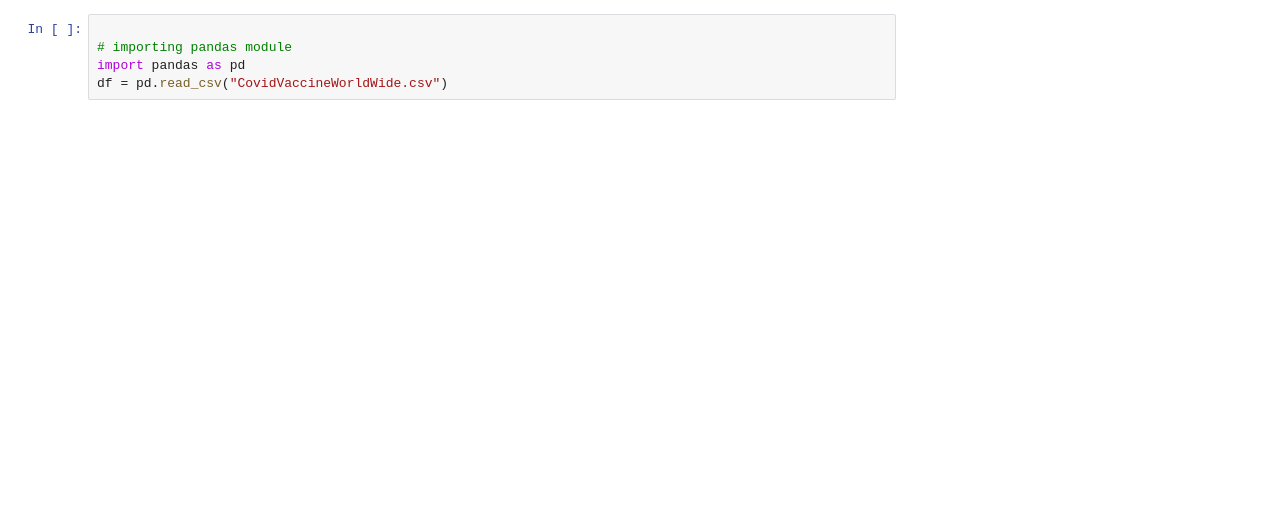
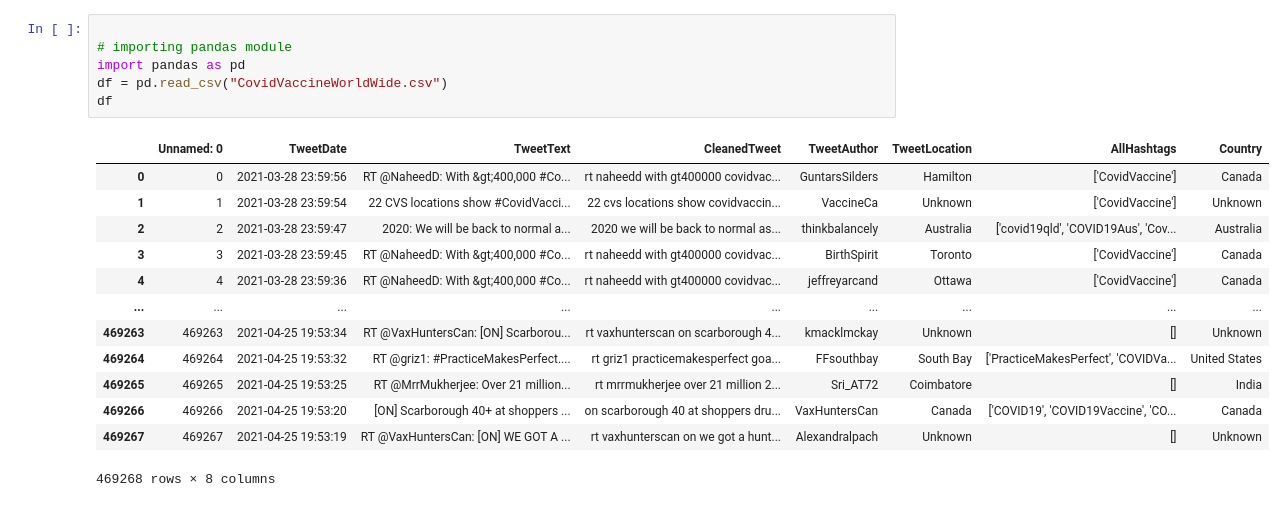
Before and after one commit to Nagmashaik123/Section203-Group06, a Jupyter notebook: Vaccination_Country_Analysis.ipynb, the cells around one changed output. Drawn from its saved outputs; the diff is of its cells as text; blank space fills up the shorter version.

```diff
--- a/Vaccination_Country_Analysis.ipynb
+++ b/Vaccination_Country_Analysis.ipynb
@@ -3,8 +3,23 @@
 # %%
 
 # importing pandas module
 import pandas as pd
 df = pd.read_csv("CovidVaccineWorldWide.csv")
+df
+# %% [output]
+|  | Unnamed: 0 | TweetDate | TweetText | CleanedTweet | TweetAuthor | TweetLocation | AllHashtags | Country |
+| 0 | 0 | 2021-03-28 23:59:56 | RT @NaheedD: With &gt;400,000 #Co... | rt naheedd with gt400000 covidvac... | GuntarsSilders | Hamilton | ['CovidVaccine'] | Canada |
+| 1 | 1 | 2021-03-28 23:59:54 | 22 CVS locations show #CovidVacci... | 22 cvs locations show covidvaccin... | VaccineCa | Unknown | ['CovidVaccine'] | Unknown |
+| 2 | 2 | 2021-03-28 23:59:47 | 2020: We will be back to normal a... | 2020 we will be back to normal as... | thinkbalancely | Australia | ['covid19qld', 'COVID19Aus', 'Cov... | Australia |
+| 3 | 3 | 2021-03-28 23:59:45 | RT @NaheedD: With &gt;400,000 #Co... | rt naheedd with gt400000 covidvac... | BirthSpirit | Toronto | ['CovidVaccine'] | Canada |
+| 4 | 4 | 2021-03-28 23:59:36 | RT @NaheedD: With &gt;400,000 #Co... | rt naheedd with gt400000 covidvac... | jeffreyarcand | Ottawa | ['CovidVaccine'] | Canada |
+| ... | ... | ... | ... | ... | ... | ... | ... | ... |
+| 469263 | 469263 | 2021-04-25 19:53:34 | RT @VaxHuntersCan: [ON] Scarborou... | rt vaxhunterscan on scarborough 4... | kmacklmckay | Unknown | [] | Unknown |
+| 469264 | 469264 | 2021-04-25 19:53:32 | RT @griz1: #PracticeMakesPerfect.... | rt griz1 practicemakesperfect goa... | FFsouthbay | South Bay | ['PracticeMakesPerfect', 'COVIDVa... | United States |
+| 469265 | 469265 | 2021-04-25 19:53:25 | RT @MrrMukherjee: Over 21 million... | rt mrrmukherjee over 21 million 2... | Sri_AT72 | Coimbatore | [] | India |
+| 469266 | 469266 | 2021-04-25 19:53:20 | [ON] Scarborough 40+ at shoppers ... | on scarborough 40 at shoppers dru... | VaxHuntersCan | Canada | ['COVID19', 'COVID19Vaccine', 'CO... | Canada |
+| 469267 | 469267 | 2021-04-25 19:53:19 | RT @VaxHuntersCan: [ON] WE GOT A ... | rt vaxhunterscan on we got a hunt... | Alexandralpach | Unknown | [] | Unknown |
+469268 rows × 8 columns
 # %%
 data = df[df.Country != 'Unknown']
 data
```
Also changed, not shown: parts of 4 cells of this notebook.
